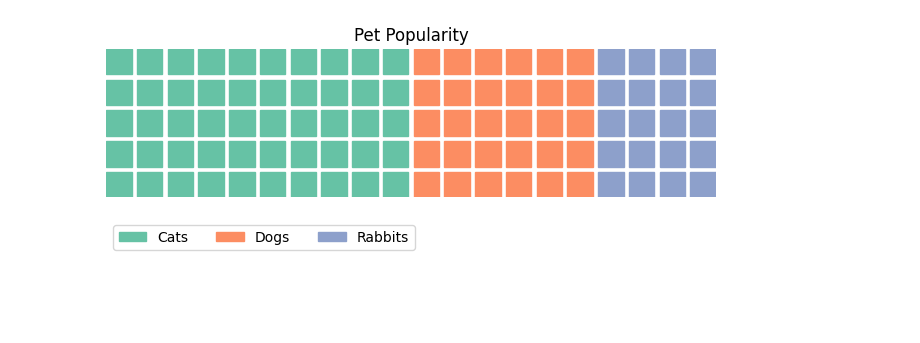
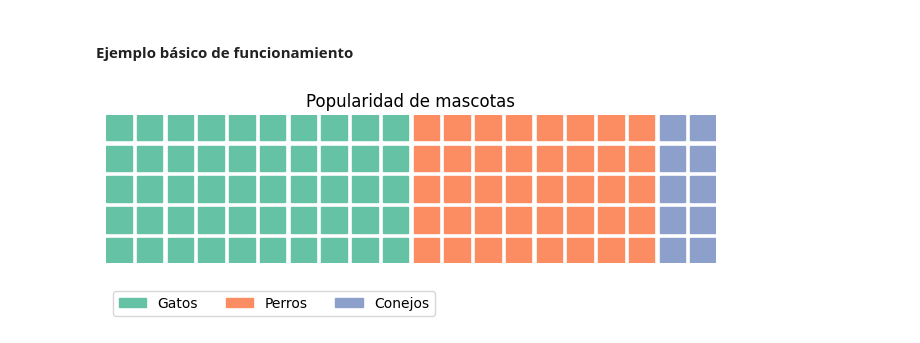
Before and after one commit to richardriverag/VisualizacionDeDatos, a Jupyter notebook: PEC2_Richard_Rivera.ipynb, the cells around one changed output. Drawn from its saved outputs; the diff is of its cells as text; code cells hidden in the pictures; blank space fills up the shorter version.

```diff
--- a/PEC2_Richard_Rivera.ipynb
+++ b/PEC2_Richard_Rivera.ipynb
@@ -48,17 +180,19 @@ Waffle Chart
+# %% [markdown]
+#### Ejemplo básico de funcionamiento
 # %%
 import matplotlib.pyplot as plt
 from pywaffle import Waffle
 
-data = {"Cats": 50, "Dogs": 30, "Rabbits": 20}
+data = {"Gatos": 50, "Perros": 40, "Conejos": 10}
 
 fig = plt.figure(
     FigureClass=Waffle,
     rows=5,
     values=data,
-    title={"label": "Pet Popularity", "loc": "center"},
+    title={"label": "Popularidad de mascotas", "loc": "center"},
     legend={"loc": "lower left", "bbox_to_anchor": (0, -0.4), "ncol": len(data)}
 )
 
 plt.show()
 # %% [output]
-[figure, old version]
+[figure, new version]
```
Also changed, not shown: parts of 26 cells of this notebook, 8 other files.
